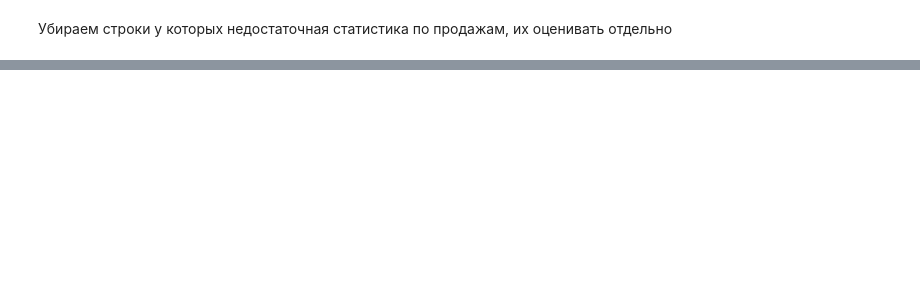
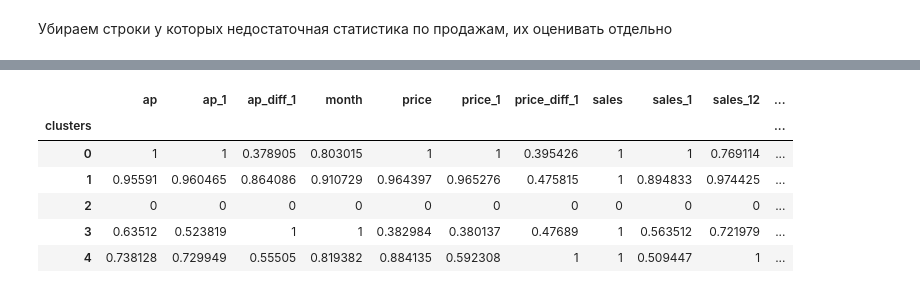
Before and after one commit to crabio/MlSaleForecasting, a Jupyter notebook: SalesForecasting.ipynb, the cells around one changed output, grey strips where cells are left out. Drawn from its saved outputs; the diff is of its cells as text; code cells hidden in the pictures; blank space fills up the shorter version.

```diff
--- a/SalesForecasting.ipynb
+++ b/SalesForecasting.ipynb
@@ -165,0 +178,10 @@ corr_df.groupby('clusters').mean().style.background_gradient(cmap=cm)
+# %%
+corr_overal_norm_df.style.background_gradient(cmap='viridis')
+# %% [output]
+|  | ap | ap_1 | ap_diff_1 | month | price | price_1 | price_diff_1 | sales | sales_1 | sales_12 | ... |
+| clusters |  |  |  |  |  |  |  |  |  |  | ... |
+| 0 | 1 | 1 | 0.378905 | 0.803015 | 1 | 1 | 0.395426 | 1 | 1 | 0.769114 | ... |
+| 1 | 0.95591 | 0.960465 | 0.864086 | 0.910729 | 0.964397 | 0.965276 | 0.475815 | 1 | 0.894833 | 0.974425 | ... |
+| 2 | 0 | 0 | 0 | 0 | 0 | 0 | 0 | 0 | 0 | 0 | ... |
+| 3 | 0.63512 | 0.523819 | 1 | 1 | 0.382984 | 0.380137 | 0.47689 | 1 | 0.563512 | 0.721979 | ... |
+| 4 | 0.738128 | 0.729949 | 0.55505 | 0.819382 | 0.884135 | 0.592308 | 1 | 1 | 0.509447 | 1 | ... |
```
Also changed, not shown: parts of 10 cells of this notebook, 5 other files.
